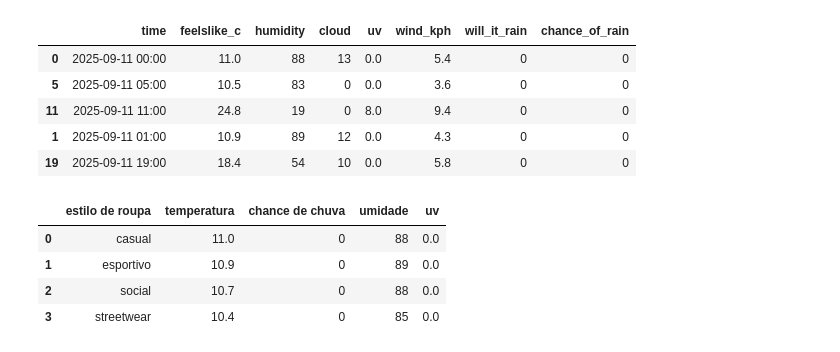
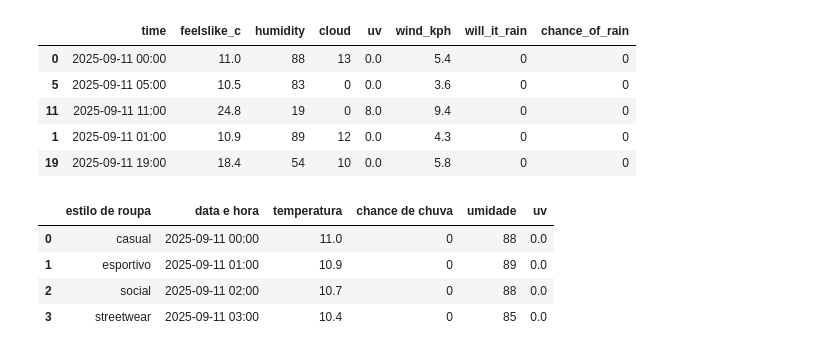
Before and after one commit to Dionromero/projeto_py, a Jupyter notebook: dataframedeclima.ipynb, the cells around one changed output. Cells and saved outputs as stored; diff of their text form; code cells hidden in the pictures.

```diff
--- a/dataframedeclima.ipynb
+++ b/dataframedeclima.ipynb
@@ -107,17 +107,18 @@ df_limpo.sample(5)
 # %%
 # Cria uma tabela associando estilos de roupa com dados do clima
 df_tabela = pd.DataFrame({
     "estilo de roupa": ["casual", "esportivo", "social", "streetwear"],
+    "data e hora": df_limpo["time"].values[:4],
     "temperatura": df_limpo["feelslike_c"].values[:4],
     "chance de chuva": df_limpo["chance_of_rain"].values[:4],
     "umidade": df_limpo["humidity"].values[:4],
     "uv": df_limpo["uv"].values[:4],
 })
 
 df_tabela
 # %% [output]
-|  | estilo de roupa | temperatura | chance de chuva | umidade | uv |
-| 0 | casual | 11.0 | 0 | 88 | 0.0 |
-| 1 | esportivo | 10.9 | 0 | 89 | 0.0 |
-| 2 | social | 10.7 | 0 | 88 | 0.0 |
-| 3 | streetwear | 10.4 | 0 | 85 | 0.0 |
+|  | estilo de roupa | data e hora | temperatura | chance de chuva | umidade | uv |
+| 0 | casual | 2025-09-11 00:00 | 11.0 | 0 | 88 | 0.0 |
+| 1 | esportivo | 2025-09-11 01:00 | 10.9 | 0 | 89 | 0.0 |
+| 2 | social | 2025-09-11 02:00 | 10.7 | 0 | 88 | 0.0 |
+| 3 | streetwear | 2025-09-11 03:00 | 10.4 | 0 | 85 | 0.0 |
```
